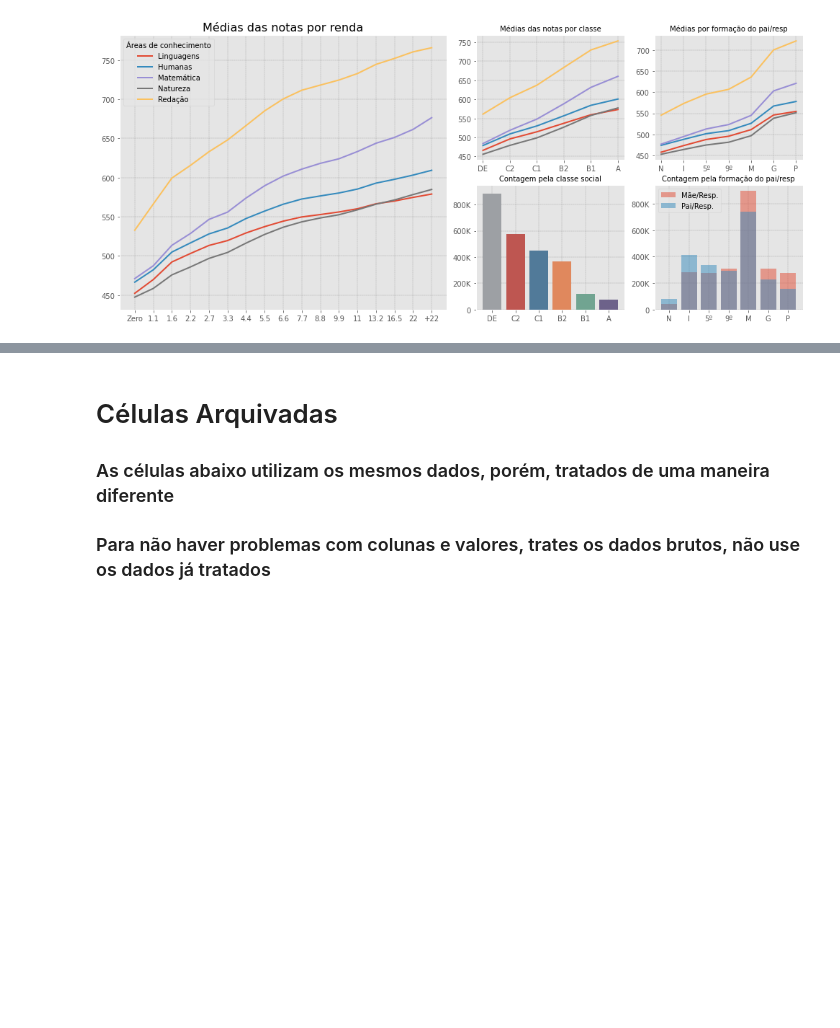
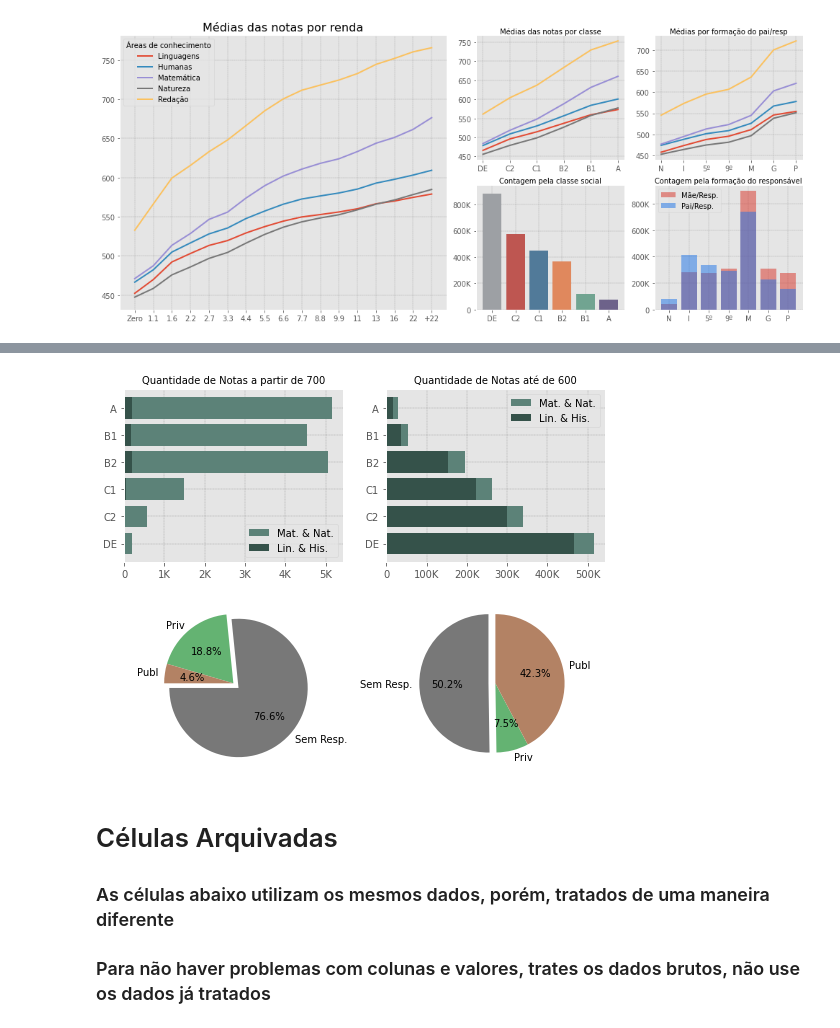
Before and after one commit to gabrielluizone/DS-Integrador-One, a Jupyter notebook: integrador-one.ipynb, the cells around one changed output, grey strips where cells are left out. Cells and saved outputs as stored; diff of their text form; code cells hidden in the pictures; blank space fills up the shorter version.

```diff
--- a/integrador-one.ipynb
+++ b/integrador-one.ipynb
@@ -963,42 +1168,48 @@ fig.savefig('integrador03.png', format='png', dpi=250)
 # %%
 fig = plt.figure(figsize=(18,7))
 specs = gridspec.GridSpec( nrows=2, ncols=4, figure=fig)
+
+nota_abaixo = 600
+nota_apartir = 750
 
 ax2 = fig.add_subplot( specs[ 0 , 2 ] )
 ax3 = fig.add_subplot( specs[ 0 , 3 ] )
 ax4 = fig.add_subplot( specs[ 1 , 2 ] )
 ax5 = fig.add_subplot( specs[ 1 , 3 ] )
 
 q1 = ds
 
-q2 = ds.loc[ (df['NOTA_MATEMATICA'] >= 700 ) & (df['NOTA_NATUREZA'] >= 700), ['CLASSE', 'TIPO_ESC', 'NOTA_REDAC', 'NOTA_LINGUAGENS', 'NOTA_HUMANAS', 'NOTA_MATEMATICA', 'NOTA_NATUREZA', 'FORMACAO_PAI_RPSV', 'FORMACAO_MAE_RPSV', 'RENDA_FAMIL' ] ]
+q2 = ds.loc[ (df['NOTA_MATEMATICA'] >= nota_apartir ) & (df['NOTA_NATUREZA'] >= nota_apartir), ['CLASSE', 'TIPO_ESC', 'NOTA_REDAC', 'NOTA_LINGUAGENS', 'NOTA_HUMANAS', 'NOTA_MATEMATICA', 'NOTA_NATUREZA', 'FORMACAO_PAI_RPSV', 'FORMACAO_MAE_RPSV', 'RENDA_FAMIL' ] ]
 q2 = q2.groupby('CLASSE').count().reset_index().sort_values('CLASSE', ascending=False)
-q2_1 = ds.loc[ (df['NOTA_LINGUAGENS'] >= 700 ) & (df['NOTA_HUMANAS'] >= 700), ['CLASSE', 'TIPO_ESC', 'NOTA_REDAC', 'NOTA_LINGUAGENS', 'NOTA_HUMANAS', 'NOTA_MATEMATICA', 'NOTA_NATUREZA', 'FORMACAO_PAI_RPSV', 'FORMACAO_MAE_RPSV', 'RENDA_FAMIL' ] ]
+q2_1 = ds.loc[ (df['NOTA_LINGUAGENS'] >= nota_apartir ) & (df['NOTA_HUMANAS'] >= nota_apartir), ['CLASSE', 'TIPO_ESC', 'NOTA_REDAC', 'NOTA_LINGUAGENS', 'NOTA_HUMANAS', 'NOTA_MATEMATICA', 'NOTA_NATUREZA', 'FORMACAO_PAI_RPSV', 'FORMACAO_MAE_RPSV', 'RENDA_FAMIL' ] ]
 q2_1 = q2_1.groupby('CLASSE').count().reset_index().sort_values('CLASSE', ascending=False)
 ax2.barh( q2['CLASSE'] , q2['TIPO_ESC'], color='#5c8278')
 ax2.barh( q2_1['CLASSE'] , q2_1['TIPO_ESC'], color='#35524a')
 ax2.grid(color = 'grey', linestyle = '--', linewidth = 0.3)
 ax2.set_xticklabels(['0', '1K', '2K', '3K', '4K', '5K', '6K']);
 ax2.set_title('Quantidade de Notas a partir de 700', fontdict={'fontsize': 10});
 ax2.legend(['Mat. & Nat.', 'Lin. & His.'], loc='lower right')
 
-q3 = ds.loc[ (df['NOTA_MATEMATICA'] <= 600 ) & (df['NOTA_NATUREZA'] <= 600), ['CLASSE', 'TIPO_ESC', 'NOTA_REDAC', 'NOTA_LINGUAGENS', 'NOTA_HUMANAS', 'NOTA_MATEMATICA', 'NOTA_NATUREZA', 'FORMACAO_PAI_RPSV', 'FORMACAO_MAE_RPSV', 'RENDA_FAMIL' ] ]
+q3 = ds.loc[ (df['NOTA_MATEMATICA'] <= nota_abaixo ) & (df['NOTA_NATUREZA'] <= nota_abaixo), ['CLASSE', 'TIPO_ESC', 'NOTA_REDAC', 'NOTA_LINGUAGENS', 'NOTA_HUMANAS', 'NOTA_MATEMATICA', 'NOTA_NATUREZA', 'FORMACAO_PAI_RPSV', 'FORMACAO_MAE_RPSV', 'RENDA_FAMIL' ] ]
 q3 = q3.groupby('CLASSE').count().reset_index().sort_values('CLASSE', ascending=False)
-q3_1 = ds.loc[ (df['NOTA_LINGUAGENS'] <= 600 ) & (df['NOTA_HUMANAS'] <= 600), ['CLASSE', 'TIPO_ESC', 'NOTA_REDAC', 'NOTA_LINGUAGENS', 'NOTA_HUMANAS', 'NOTA_MATEMATICA', 'NOTA_NATUREZA', 'FORMACAO_PAI_RPSV', 'FORMACAO_MAE_RPSV', 'RENDA_FAMIL' ] ]
+q3_1 = ds.loc[ (df['NOTA_LINGUAGENS'] <= nota_abaixo ) & (df['NOTA_HUMANAS'] <= nota_abaixo), ['CLASSE', 'TIPO_ESC', 'NOTA_REDAC', 'NOTA_LINGUAGENS', 'NOTA_HUMANAS', 'NOTA_MATEMATICA', 'NOTA_NATUREZA', 'FORMACAO_PAI_RPSV', 'FORMACAO_MAE_RPSV', 'RENDA_FAMIL' ] ]
 q3_1 = q3_1.groupby('CLASSE').count().reset_index().sort_values('CLASSE', ascending=False)
 ax3.barh( q3_1['CLASSE'] , q3_1['TIPO_ESC'], color='#5c8278')
 ax3.barh( q3['CLASSE'] , q3['TIPO_ESC'], color='#35524a')
 ax3.grid(color = 'grey', linestyle = '--', linewidth = 0.3)
 ax3.set_xticklabels(['0', '100K', '200K', '300K', '400K', '500K']);
 ax3.set_title('Quantidade de Notas até de 600', fontdict={'fontsize': 10});
 ax3.legend(['Mat. & Nat.', 'Lin. & His.'], loc='upper right');
 
-q4 = ds.loc[ (df['NOTA_MATEMATICA'] >= 700 ) & (df['NOTA_NATUREZA'] >= 700), ['CLASSE', 'TIPO_ESC', 'NOTA_REDAC', 'NOTA_LINGUAGENS', 'NOTA_HUMANAS', 'NOTA_MATEMATICA', 'NOTA_NATUREZA', 'FORMACAO_PAI_RPSV', 'FORMACAO_MAE_RPSV', 'RENDA_FAMIL' ] ]
+q4 = ds.loc[ (df['NOTA_MATEMATICA'] >= nota_apartir ) & (df['NOTA_NATUREZA'] >= nota_apartir), ['CLASSE', 'TIPO_ESC', 'NOTA_REDAC', 'NOTA_LINGUAGENS', 'NOTA_HUMANAS', 'NOTA_MATEMATICA', 'NOTA_NATUREZA', 'FORMACAO_PAI_RPSV', 'FORMACAO_MAE_RPSV', 'RENDA_FAMIL' ] ]
 q4 = q4.groupby('TIPO_ESC').count()
 ax4.pie(q4['CLASSE'], colors=['#787878', '#64b372', '#b38264'], labels=['Sem Resp.', 'Priv', 'Publ'], startangle=180, explode=[0.1, 0, 0], autopct='%.1f%%');
 
-q5 = ds.loc[ (df['NOTA_LINGUAGENS'] <= 600 ) & (df['NOTA_HUMANAS'] <= 600), ['CLASSE', 'TIPO_ESC', 'NOTA_REDAC', 'NOTA_LINGUAGENS', 'NOTA_HUMANAS', 'NOTA_MATEMATICA', 'NOTA_NATUREZA', 'FORMACAO_PAI_RPSV', 'FORMACAO_MAE_RPSV', 'RENDA_FAMIL' ] ]
+q5 = ds.loc[ (df['NOTA_LINGUAGENS'] <= nota_abaixo ) & (df['NOTA_HUMANAS'] <= nota_abaixo), ['CLASSE', 'TIPO_ESC', 'NOTA_REDAC', 'NOTA_LINGUAGENS', 'NOTA_HUMANAS', 'NOTA_MATEMATICA', 'NOTA_NATUREZA', 'FORMACAO_PAI_RPSV', 'FORMACAO_MAE_RPSV', 'RENDA_FAMIL' ] ]
 q5 = q5.groupby('TIPO_ESC').count()
 ax5.pie(q5['CLASSE'], colors=['#787878', '#64b372', '#b38264'], labels=['Sem Resp.', 'Priv', 'Publ'], startangle=90, explode=[0.1, 0, 0], autopct='%.1f%%');
 fig.savefig('foo.png')
-fig.savefig('integrador.png', format='png', dpi=500)
+
+fig.savefig('integrador05.png', format='png', dpi=125)
+# %% [output]
+[figure, added]
```
Also changed, not shown: parts of 24 cells of this notebook.
